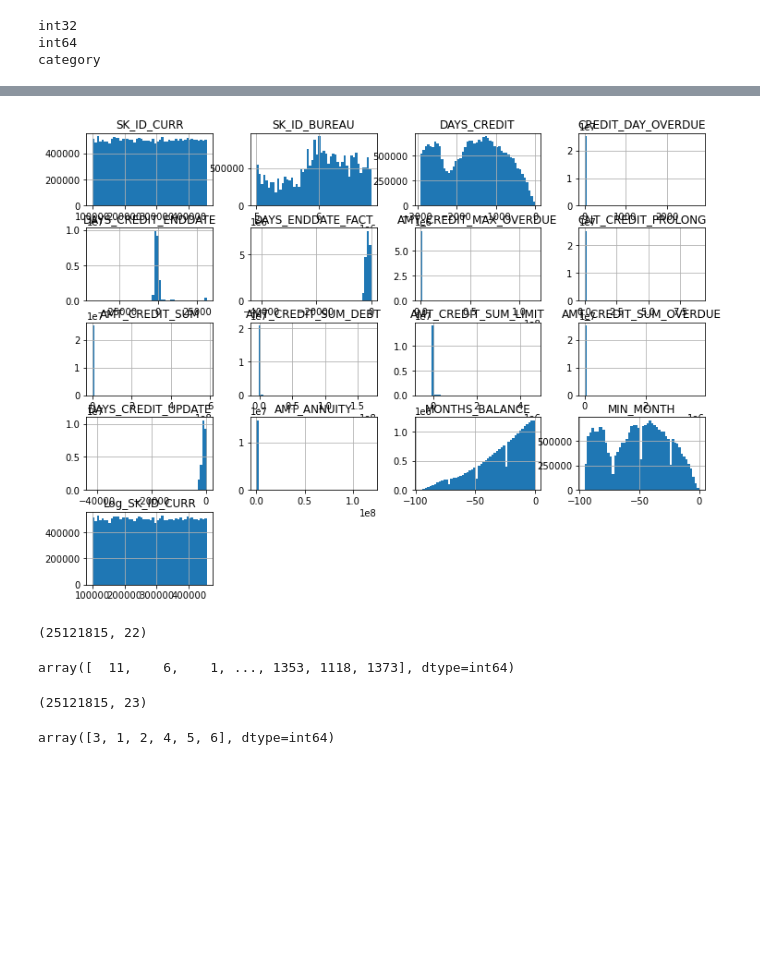
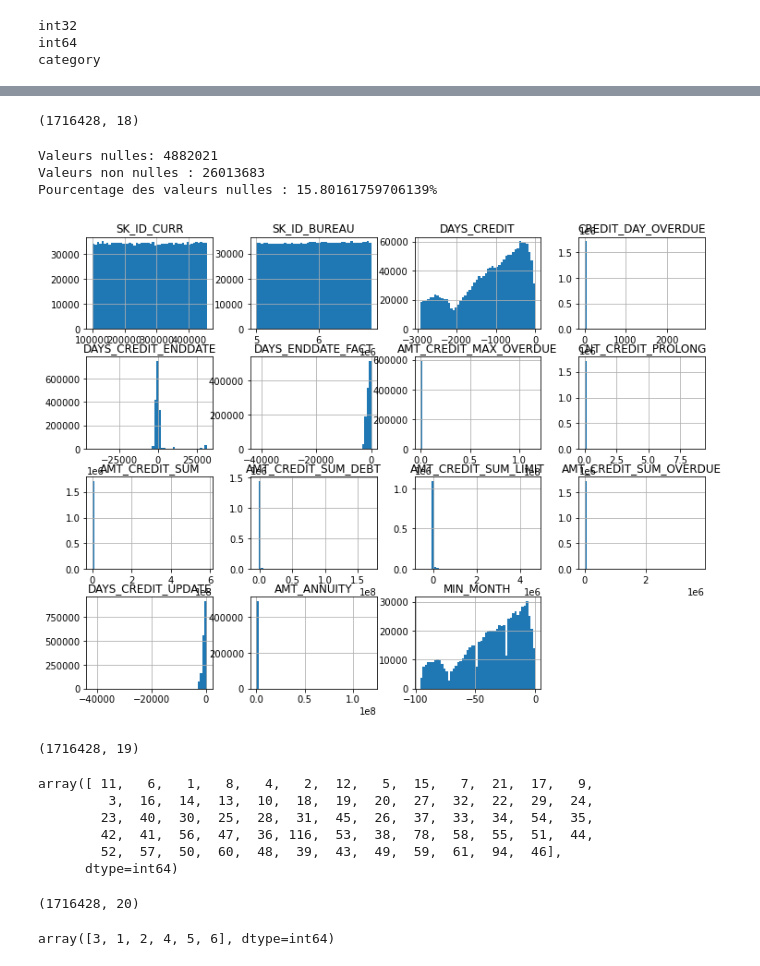
Before and after one commit to a-olfa/P7_OC, a Jupyter notebook: projet7_pretraitement_modelisation.ipynb, the cells around one changed output, grey strips where cells are left out. Drawn from its saved outputs; the diff is of its cells as text; code cells hidden in the pictures; blank space fills up the shorter version.

```diff
--- a/projet7_pretraitement_modelisation.ipynb
+++ b/projet7_pretraitement_modelisation.ipynb
@@ -541,4 +540,0 @@ Pourcentage des valeurs nulles : 0.0%
-# %%
-## df_bureau
-df_bureau= pd.read_csv(directory+'bureau.csv', error_bad_lines=False, sep=',')
-df_bureau.describe()
@@ -631,13 +660,23 @@ df_bureau.head()
 | 2 | 215354 | 5714464 | Active | currency 1 | -203 | 0 | ... |
 | 3 | 215354 | 5714465 | Active | currency 1 | -203 | 0 | ... |
 | 4 | 215354 | 5714466 | Active | currency 1 | -629 | 0 | ... |
+# %%
+df_bureau= df_bureau.drop(['MONTHS_BALANCE', 'STATUS'], axis =1)
+df_bureau = df_bureau.drop_duplicates()
+df_bureau.shape
+# %% [output]
+(1716428, 18)
 # %%
-transform_flag_variables (df_bureau)
+df_bureau = transform_flag_variables (df_bureau)
+null_ratio(df_bureau)
 #histogramme
 df_bureau[get_numerical_categorical(df_bureau)[0]].hist(bins=50, figsize= (12,9))
 plt.show()
 # %% [output]
+Valeurs nulles: 4882021
+Valeurs non nulles : 26013683
+Pourcentage des valeurs nulles : 15.80161759706139%
-[figure, old version]
+[figure, new version]
 # %%
 B= df_bureau.copy()
 # %%
@@ -647,11 +686,16 @@ grp = B[['SK_ID_CURR', 'DAYS_CREDIT']].groupby(by = ['SK_ID_CURR'])['DAYS_CREDIT
 B = B.merge(grp, on = ['SK_ID_CURR'], how = 'left')
 print(B.shape)
 # %% [output]
-(25121815, 22)
+(1716428, 19)
 # %%
 B['BUREAU_LOAN_COUNT'].unique()
 # %% [output]
-array([  11,    6,    1, ..., 1353, 1118, 1373], dtype=int64)
+array([ 11,   6,   1,   8,   4,   2,  12,   5,  15,   7,  21,  17,   9,
+         3,  16,  14,  13,  10,  18,  19,  20,  27,  32,  22,  29,  24,
+        23,  40,  30,  25,  28,  31,  45,  26,  37,  33,  34,  54,  35,
+        42,  41,  56,  47,  36, 116,  53,  38,  78,  58,  55,  51,  44,
+        52,  57,  50,  60,  48,  39,  43,  49,  59,  61,  94,  46],
+      dtype=int64)
 # %%
 # FEATURE 2 - NUMBER OF TYPES OF PAST LOANS PER CUSTOMER
 
@@ -660,7 +704,7 @@ grp = B[['SK_ID_CURR', 'CREDIT_TYPE']].groupby(by = ['SK_ID_CURR'])['CREDIT_TYPE
 B = B.merge(grp, on = ['SK_ID_CURR'], how = 'left')
 print(B.shape)
 # %% [output]
-(25121815, 23)
+(1716428, 20)
 # %%
 B['BUREAU_LOAN_TYPES'].unique()
 # %% [output]
```
Also changed, not shown: parts of 245 cells of this notebook.
